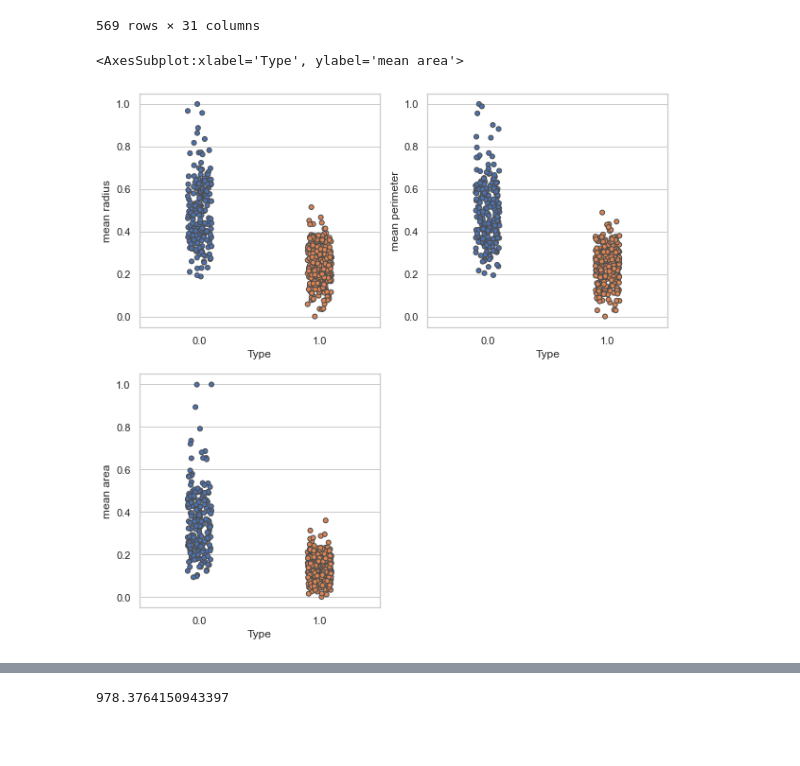
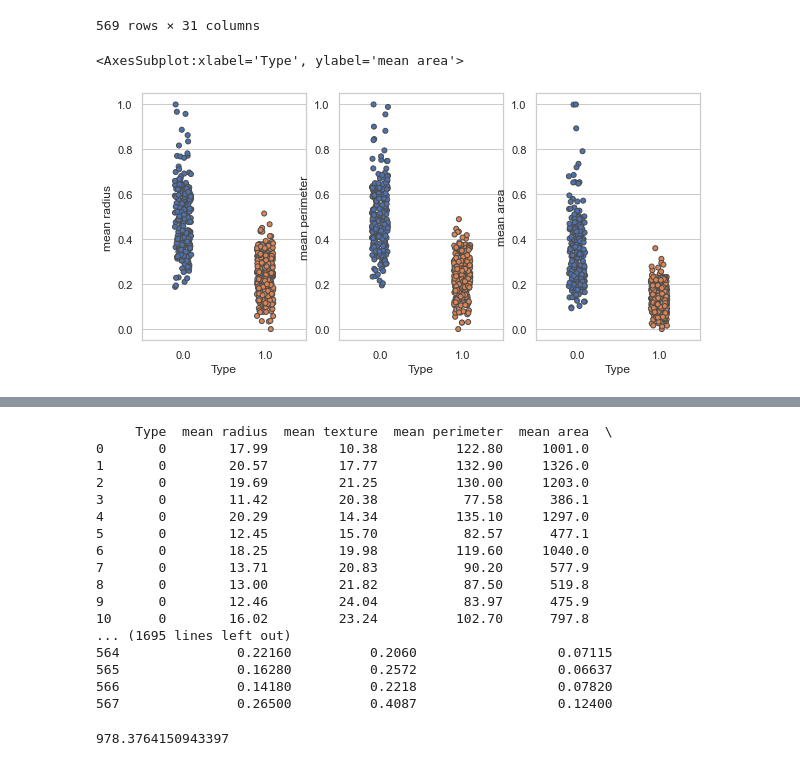
Before and after one commit to lasteperini/SCVIS, a Jupyter notebook: Aggiornamento_130521_Sara.ipynb, the cells around one changed output, grey strips where cells are left out. Cells and saved outputs as stored; diff of their text form; code cells hidden in the pictures; blank space fills up the shorter version.

```diff
--- a/Aggiornamento_130521_Sara.ipynb
+++ b/Aggiornamento_130521_Sara.ipynb
@@ -88,31 +88,31 @@ scaled_df
 # %%
 #USO I DATI NORMALIZZATI
 #NON UTILE A FINE DI TRARRE CONCLUSIONI PRECISE SUI DATI MA PER FARE CONFRONTI SI
 plt.rc('figure', figsize=(10.0, 10.0))
-plt.subplot(2,2,1)
+plt.subplot(2,3,1)
 sns.set_theme(style="whitegrid")
 sns.stripplot(x='Type', y='mean radius', data=scaled_df, linewidth=1)
 
 
-plt.subplot(2,2,2)
+plt.subplot(2,3,2)
 sns.set_theme(style="whitegrid")
 sns.stripplot(x='Type', y='mean perimeter', data=scaled_df, linewidth=1)
 
 
-plt.subplot(2,2,3)
+plt.subplot(2,3,3)
 sns.set_theme(style="whitegrid")
 sns.stripplot(x='Type', y='mean area', data=scaled_df, linewidth=1)
 
 
 #plt.subplot(2,2,4)
 #sns.set_theme(style="whitegrid")
 #sns.stripplot(x='mean radius', y='mean perimeter'/(2*math.pi), data=scaled_df, linewidth=1)
 
 
 #fig.subplots_adjust(wspace=1.0, hspace=1.0)
 # %% [output]
 <AxesSubplot:xlabel='Type', ylabel='mean area'>
-[figure, old version]
+[figure, new version]
 # %%
 dataset0=dataset.loc[dataset['Type'] == 0]
 dataset0
@@ -130,6 +130,27 @@ dataset0
 | 566 | 0 | 16.60 | 28.08 | 108.30 | 858.1 | 0.08455 | 0.10230 | ... |
 | 567 | 0 | 20.60 | 29.33 | 140.10 | 1265.0 | 0.11780 | 0.27700 | ... |
 212 rows × 31 columns
+# %%
+with pd.option_context('display.max_rows', None, 'display.max_columns', None):  # more options can be specified also
+    print(dataset0)
+# %% [output]
+     Type  mean radius  mean texture  mean perimeter  mean area  \
+0       0        17.99         10.38          122.80     1001.0
+1       0        20.57         17.77          132.90     1326.0
+2       0        19.69         21.25          130.00     1203.0
+3       0        11.42         20.38           77.58      386.1
+4       0        20.29         14.34          135.10     1297.0
+5       0        12.45         15.70           82.57      477.1
+6       0        18.25         19.98          119.60     1040.0
+7       0        13.71         20.83           90.20      577.9
+8       0        13.00         21.82           87.50      519.8
+9       0        12.46         24.04           83.97      475.9
+10      0        16.02         23.24          102.70      797.8
+... (1695 lines left out)
+564               0.22160          0.2060                  0.07115
+565               0.16280          0.2572                  0.06637
+566               0.14180          0.2218                  0.07820
+567               0.26500          0.4087                  0.12400
 # %%
 #PAZIENTE MEDIO MALIGNO
 #PAZIENTE MEDIO
```
Also changed, not shown: parts of 5 cells of this notebook.
